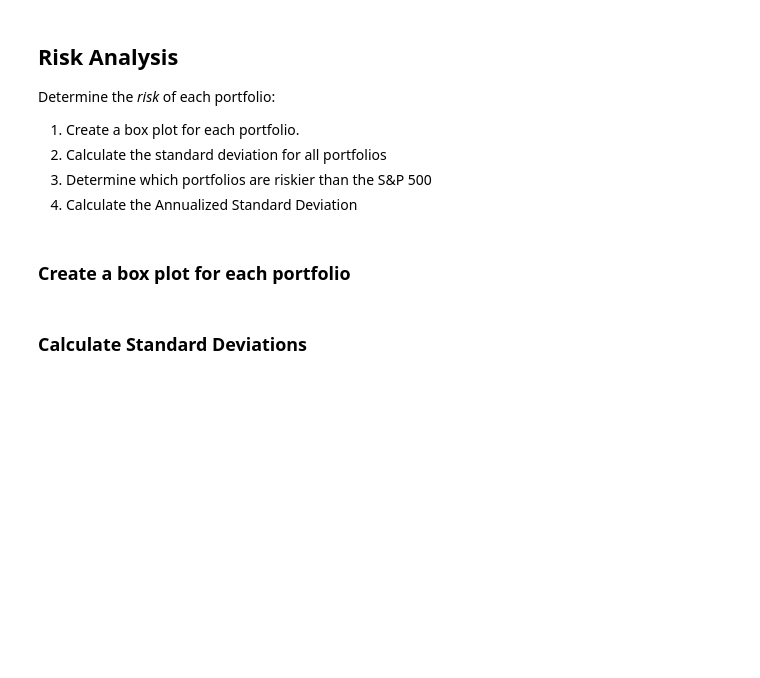
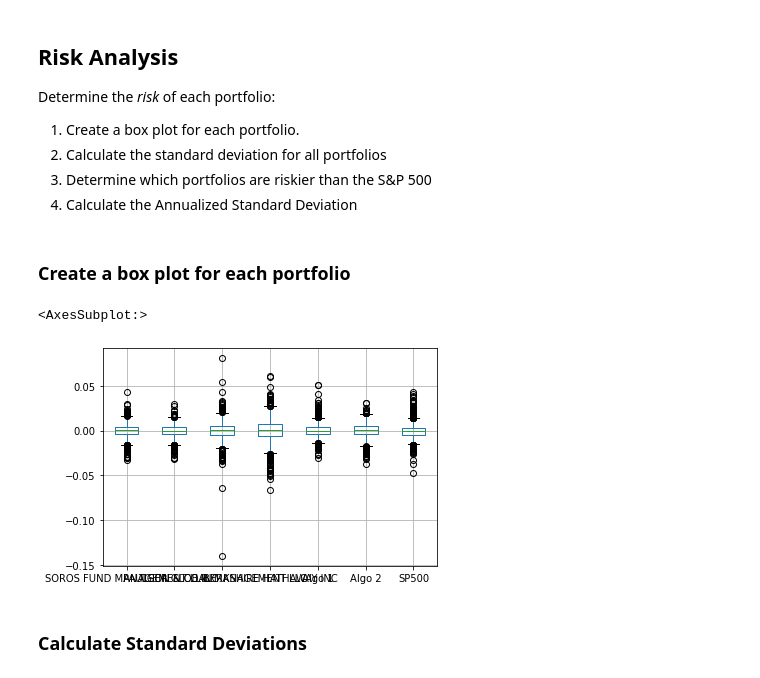
Before and after one commit to al-gladkow/Whale-Analysis, a Jupyter notebook: challenge-files/whale_analysis.ipynb, the cells around one changed output. Drawn from its saved outputs; the diff is of its cells as text; code cells hidden in the pictures; blank space fills up the shorter version.

```diff
--- a/challenge-files/whale_analysis.ipynb
+++ b/challenge-files/whale_analysis.ipynb
@@ -230,6 +238,10 @@ Determine the _risk_ of each portfolio:
 ### Create a box plot for each portfolio
 # %%
 # Box plot to visually show risk
+combined_df.boxplot()
+# %% [output]
+<AxesSubplot:>
+[figure, added]
 # %% [markdown]
 ### Calculate Standard Deviations
 # %%
```
Also changed, not shown: parts of 4 cells of this notebook.
